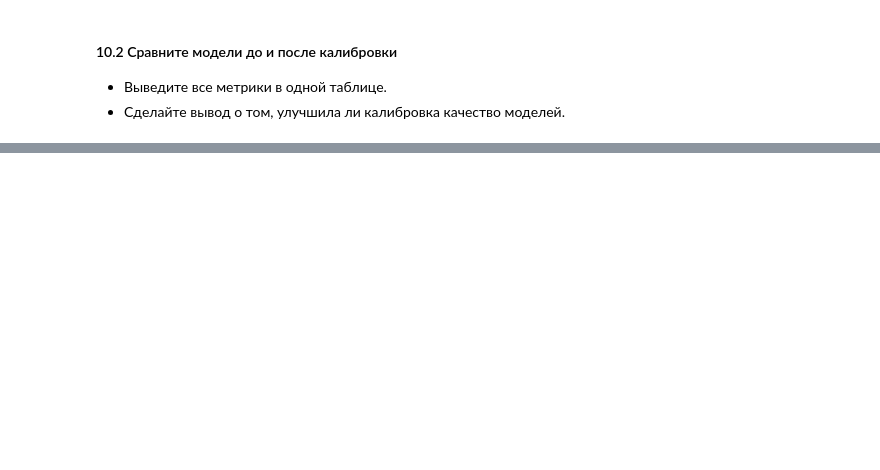
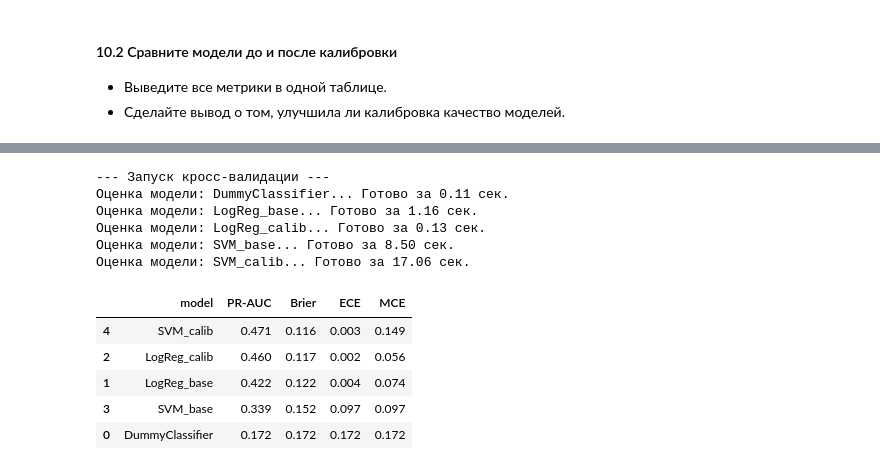
Before and after one commit to msesemov/DS_SVM_sprint_12, a Jupyter notebook: db5c0999-b3ac-41f4-b5f0-ab81a17a3c21.ipynb, the cells around one changed output, grey strips where cells are left out. Cells and saved outputs as stored; diff of their text form; code cells hidden in the pictures; blank space fills up the shorter version.

```diff
--- a/db5c0999-b3ac-41f4-b5f0-ab81a17a3c21.ipynb
+++ b/db5c0999-b3ac-41f4-b5f0-ab81a17a3c21.ipynb
@@ -1292,7 +1403,7 @@ print(f"Доля положительного класса в calib: {y_calib.me
 Доля положительного класса в calib: 0.172
 # %%
 # "Замораживаем" модель
-frozen_svm = FrozenEstimator(best_pipeline)
+frozen_svm = FrozenEstimator(svc_best_estimator)
 
 # Калибруем с помощью isotonic
 svm_calibrated = CalibratedClassifierCV(
@@ -1304,3 +1415,7 @@ svm_calibrated.fit(X_calib, y_calib)
 # Получаем вероятности на тестовой выборке
 p_raw = best_pipeline.predict_proba(X_test)[:, 1]
 p_calibrated = svm_calibrated.predict_proba(X_test)[:, 1]
+# %%
+print("\nПримеры вероятностей:")
+for i in range(5):
+    print(f"Объект {i+1}: raw={p_raw[i]:.3f}, calibrated={p_calibrated[i]:.3f}")
@@ -1511,0 +1646,24 @@ results_df
+# %%
+# Общая таблица со всеми метриками моделей
+models = {
+'DummyClassifier': dummy_pipeline,
+'LogReg_base': logreg_pipeline,
+'LogReg_calib': logreg_calibrated,
+'SVM_base': svc_pipeline,
+'SVM_calib': svm_calibrated
+}
+final_results = calculate_metrics(X_train_val, y_train_val, models)
+final_results
+# %% [output]
+--- Запуск кросс-валидации ---
+Оценка модели: DummyClassifier... Готово за 0.11 сек.
+Оценка модели: LogReg_base... Готово за 1.16 сек.
+Оценка модели: LogReg_calib... Готово за 0.13 сек.
+Оценка модели: SVM_base... Готово за 8.50 сек.
+Оценка модели: SVM_calib... Готово за 17.06 сек.
+|  | model | PR-AUC | Brier | ECE | MCE |
+| 4 | SVM_calib | 0.471 | 0.116 | 0.003 | 0.149 |
+| 2 | LogReg_calib | 0.460 | 0.117 | 0.002 | 0.056 |
+| 1 | LogReg_base | 0.422 | 0.122 | 0.004 | 0.074 |
+| 3 | SVM_base | 0.339 | 0.152 | 0.097 | 0.097 |
+| 0 | DummyClassifier | 0.172 | 0.172 | 0.172 | 0.172 |
```
Also changed, not shown: parts of 35 cells of this notebook, 1 other file.
